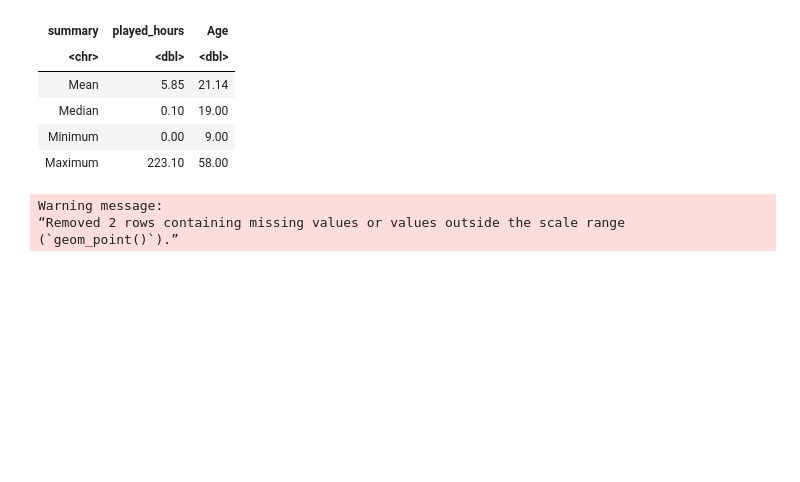
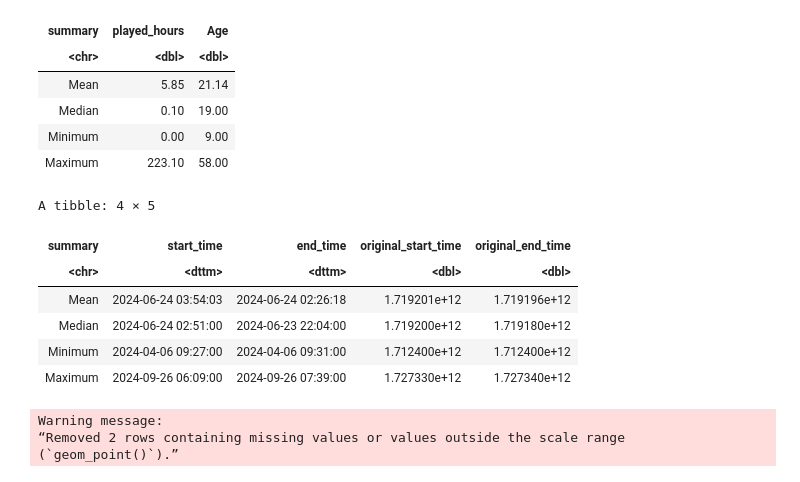
Before and after one commit to n-b-t/DSCI-100-Project-individual-, a Jupyter notebook: Planning_Report.ipynb, the cells around one changed output. Drawn from its saved outputs; the diff is of its cells as text; code cells hidden in the pictures; blank space fills up the shorter version.

Commit message:
added additional summary statistics

```diff
--- a/Planning_Report.ipynb
+++ b/Planning_Report.ipynb
@@ -110,6 +108,25 @@ A tibble: 4 × 3
 | Median | 0.10 | 19.00 |
 | Minimum | 0.00 | 9.00 |
 | Maximum | 223.10 | 58.00 |
+# %%
+session_tidy_times <- sessions_tidy |> select(start_time, end_time, original_start_time, original_end_time)
+
+sessions_tidy_summaries <- bind_cols(summary = c("Mean", "Median","Minimum","Maximum"),
+                                    bind_rows(map_df(session_tidy_times, mean, na.rm = TRUE),
+                                            map_df(session_tidy_times, median, na.rm = TRUE),
+                                            map_df(session_tidy_times, min, na.rm = TRUE),
+                                            map_df(session_tidy_times, max, na.rm = TRUE))) |>
+                                    mutate(across(c(original_start_time, original_end_time),
+                                                  round, 2))
+sessions_tidy_summaries
+# %% [output]
+A tibble: 4 × 5
+| summary | start_time | end_time | original_start_time | original_end_time |
+| <chr> | <dttm> | <dttm> | <dbl> | <dbl> |
+| Mean | 2024-06-24 03:54:03 | 2024-06-24 02:26:18 | 1.719201e+12 | 1.719196e+12 |
+| Median | 2024-06-24 02:51:00 | 2024-06-23 22:04:00 | 1.719200e+12 | 1.719180e+12 |
+| Minimum | 2024-04-06 09:27:00 | 2024-04-06 09:31:00 | 1.712400e+12 | 1.712400e+12 |
+| Maximum | 2024-09-26 06:09:00 | 2024-09-26 07:39:00 | 1.727330e+12 | 1.727340e+12 |
 # %%
 options(repr.plot.width = 8, repr.plot.height = 8)
 age_plot <- player_data |>
```
Also changed, not shown: parts of 5 cells of this notebook.
